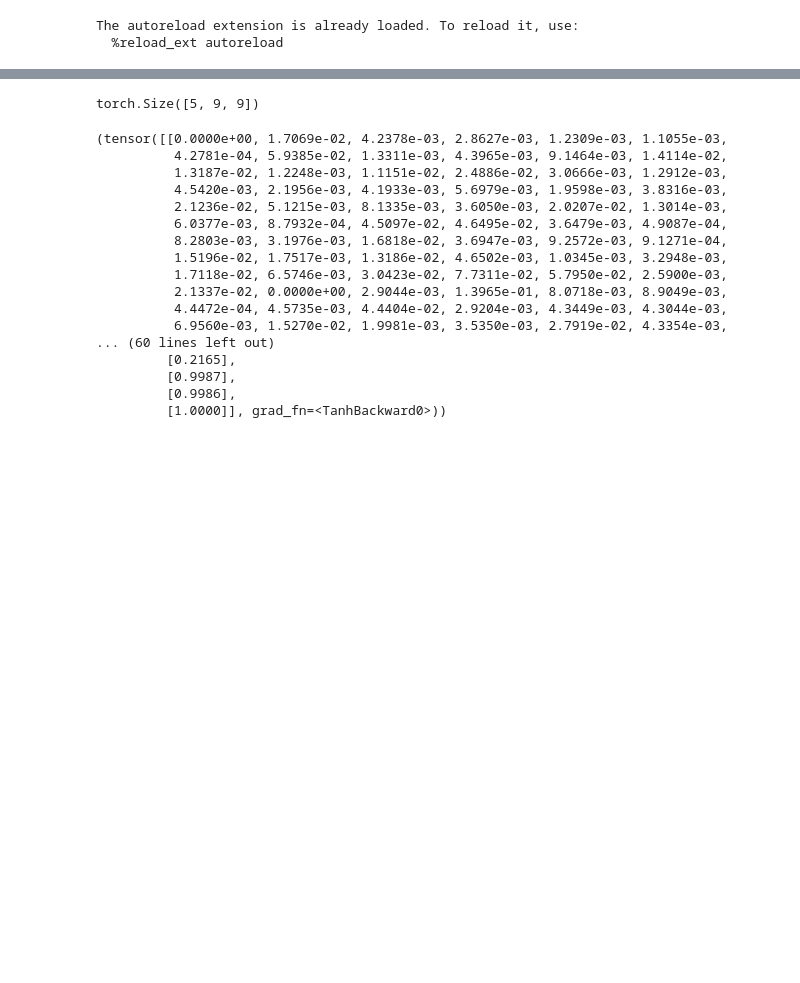
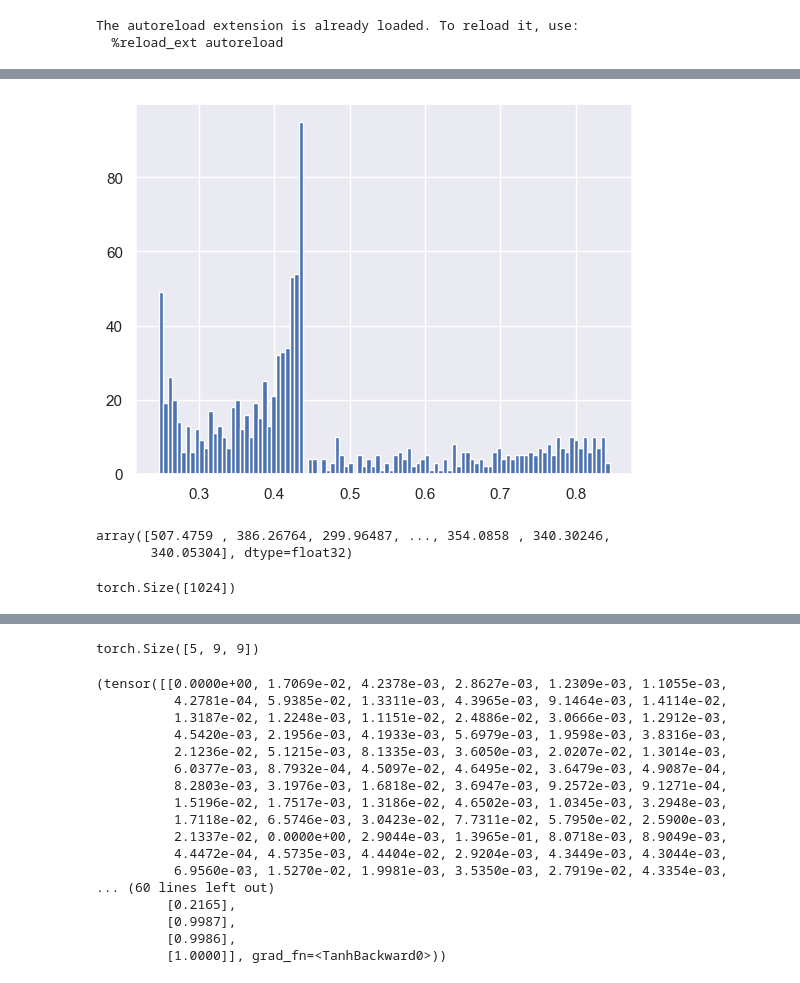
Before and after one commit to HristoBuyukliev/Delta-academy, a Jupyter notebook: 10. Go - version 2/[0] AlphaGoZero.ipynb, the cells around one changed output, grey strips where cells are left out. Saved outputs shown, nothing was run; the diff lists cells and outputs as text; code cells hidden in the pictures; blank space fills up the shorter version.

```diff
--- a/10. Go - version 2/[0] AlphaGoZero.ipynb
+++ b/10. Go - version 2/[0] AlphaGoZero.ipynb
@@ -42,0 +160,38 @@ The autoreload extension is already loaded. To reload it, use:
+# %%
+erm = EpisodeReplayMemory(gamma=1, lamda=1)
+
+start = datetime.now()
+for episode in tqdm(range(1000)):
+    state, reward, done, info = env.reset()
+    while not done:
+        train_this_move = False
+        if random.random() > 0.75:
+            train_this_move = True
+            expanded_root = UCT_search(state, 100, network=net)
+        else:
+            expanded_root = UCT_search(state, 20, network=net)
+
+        MCTS_policy = softmax_visit_counts(expanded_root, entropy_share=0.4, verbose=False)
+        chosen_move = np.random.choice(range(0,82), p=MCTS_policy.numpy())
+        erm.append({'board': tensorize(state),
+                    'to_play': state.to_play,
+                    'MCTS_policy': MCTS_policy,
+                    'reward': reward,
+                    'done': done,
+                    'MCTS_value': expanded_root.total_value/expanded_root.number_visits,
+                    'chosen_move': chosen_move,
+                    'legal_moves': expanded_root.legal_moves})
+        state, reward, done, info = env.step(chosen_move)
+    if len(erm) > 100:
+        for batch_number in tqdm(range(100)):
+            data = erm.sample(1024)
+            policy, value = net(data['board'], data['legal_moves'])
+            optimizer.zero_grad()
+            loss_policy = F.cross_entropy(policy, data['MCTS_policy'])
+            loss_value = F.smooth_l1_loss(value, data['MCTS_value'])
+            print(f'loss policy: {loss_policy}, loss value: {loss_value}')
+            loss = loss_policy + loss_value
+            loss.backward()
+            optimizer.step()
+
+    print(f"We've collected {len(erm)} datapoints for {datetime.now() - start} seconds: {len(erm)/(datetime.now() - start).seconds} per second")
@@ -42,0 +213,14 @@ The autoreload extension is already loaded. To reload it, use:
+# %%
+plt.hist(loss_value.mean(axis=1).detach().numpy(), bins=100)
+plt.show()
+# %% [output]
+[figure, added]
+# %%
+loss_value.sum(axis=1).detach().numpy()
+# %% [output]
+array([507.4759 , 386.26764, 299.96487, ..., 354.0858 , 340.30246,
+       340.05304], dtype=float32)
+# %%
+loss_value.sum(axis=1).shape
+# %% [output]
+torch.Size([1024])
```
Also changed, not shown: parts of 26 cells of this notebook, 4 other files.
